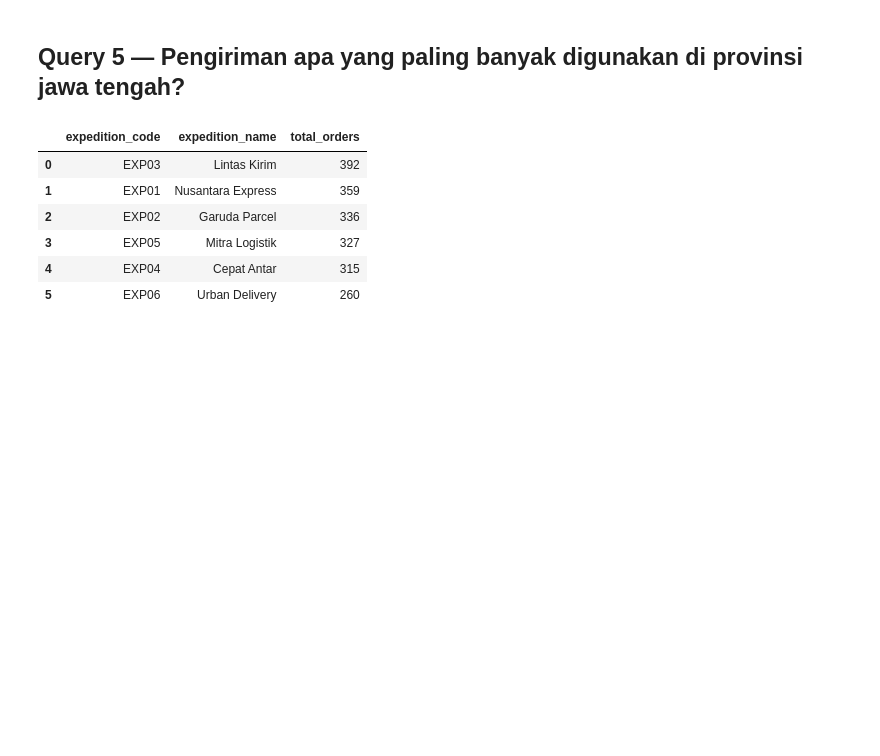
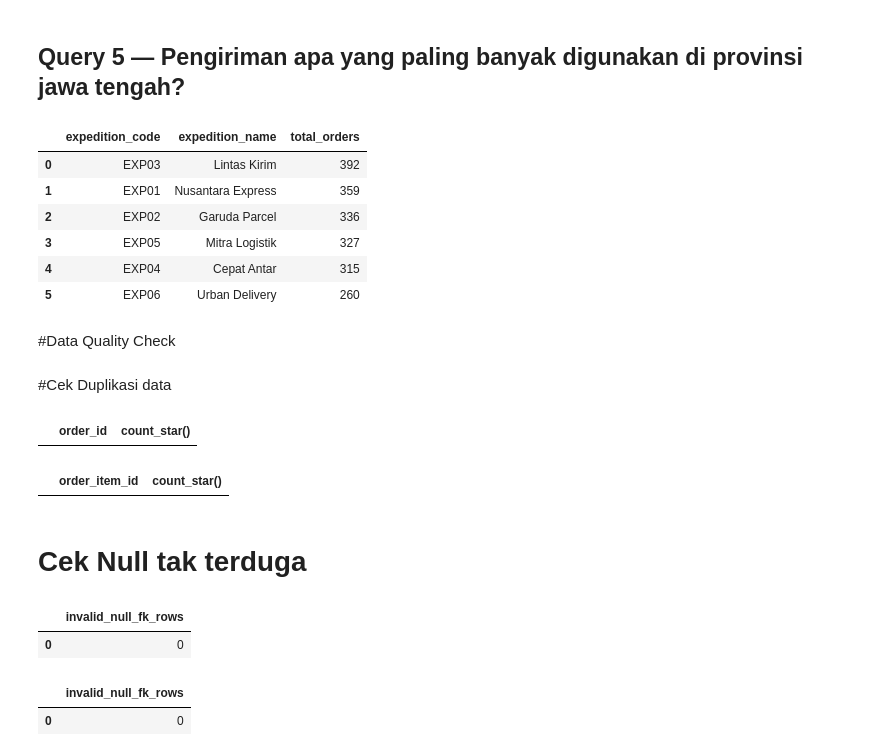
Before and after one commit to padmadicahyo/Tugas-Data-Warehouse, a Jupyter notebook: Tugas_DWBI_Padmadi_Cahyo_Wibowo.ipynb, the cells around one changed output. Cells and saved outputs as stored; diff of their text form; code cells hidden in the pictures; blank space fills up the shorter version.

```diff
--- a/Tugas_DWBI_Padmadi_Cahyo_Wibowo.ipynb
+++ b/Tugas_DWBI_Padmadi_Cahyo_Wibowo.ipynb
@@ -1441,3 +1441,76 @@ display(result.head(200))
 | 3 | EXP05 | Mitra Logistik | 327 |
 | 4 | EXP04 | Cepat Antar | 315 |
 | 5 | EXP06 | Urban Delivery | 260 |
+# %% [markdown]
+#Data Quality Check
+# %% [markdown]
+#Cek Duplikasi data
+# %%
+sql = r"""
+
+SELECT order_id, COUNT(*)
+FROM fact_sales
+GROUP BY order_id
+HAVING COUNT(*) > 1;
+
+"""
+
+result = con.execute(sql).df()
+display(result.head(200))
+# %% [output]
+|  | order_id | count_star() |
+# %%
+sql = r"""
+
+
+SELECT order_item_id, COUNT(*)
+FROM fact_sales_item
+GROUP BY order_item_id
+HAVING COUNT(*) > 1;
+
+
+"""
+
+result = con.execute(sql).df()
+display(result.head(200))
+# %% [output]
+|  | order_item_id | count_star() |
+# %% [markdown]
+# Cek Null tak terduga
+# %%
+
+sql = r"""
+SELECT COUNT(*) AS invalid_null_fk_rows
+FROM fact_sales
+WHERE customer_key IS NULL
+   OR seller_key IS NULL
+   OR expedition_key IS NULL
+   OR payment_key IS NULL
+   OR order_date_key IS NULL
+   OR status_key IS NULL;
+
+"""
+
+result = con.execute(sql).df()
+display(result.head(200))
+# %% [output]
+|  | invalid_null_fk_rows |
+| 0 | 0 |
+# %%
+
+sql = r"""
+SELECT COUNT(*) AS invalid_null_fk_rows
+FROM fact_sales_item
+WHERE customer_key IS NULL
+   OR seller_key IS NULL
+   OR product_key IS NULL
+   OR order_date_key IS NULL
+
+
+"""
+
+result = con.execute(sql).df()
+display(result.head(200))
+# %% [output]
+|  | invalid_null_fk_rows |
+| 0 | 0 |
```
Also changed, not shown: parts of 4 cells of this notebook, 1 other file.
